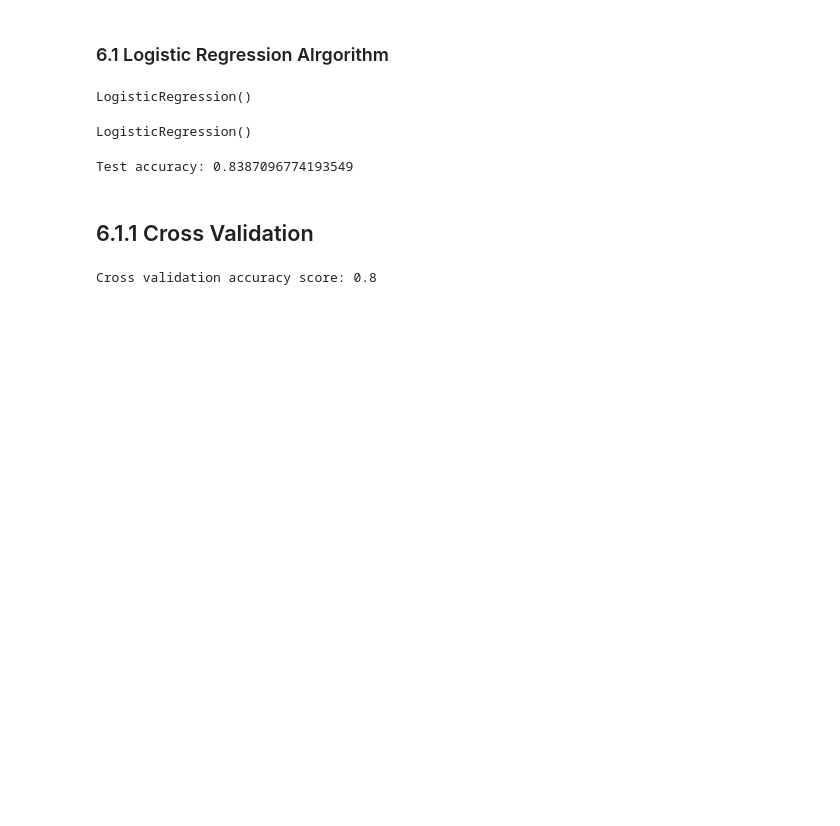
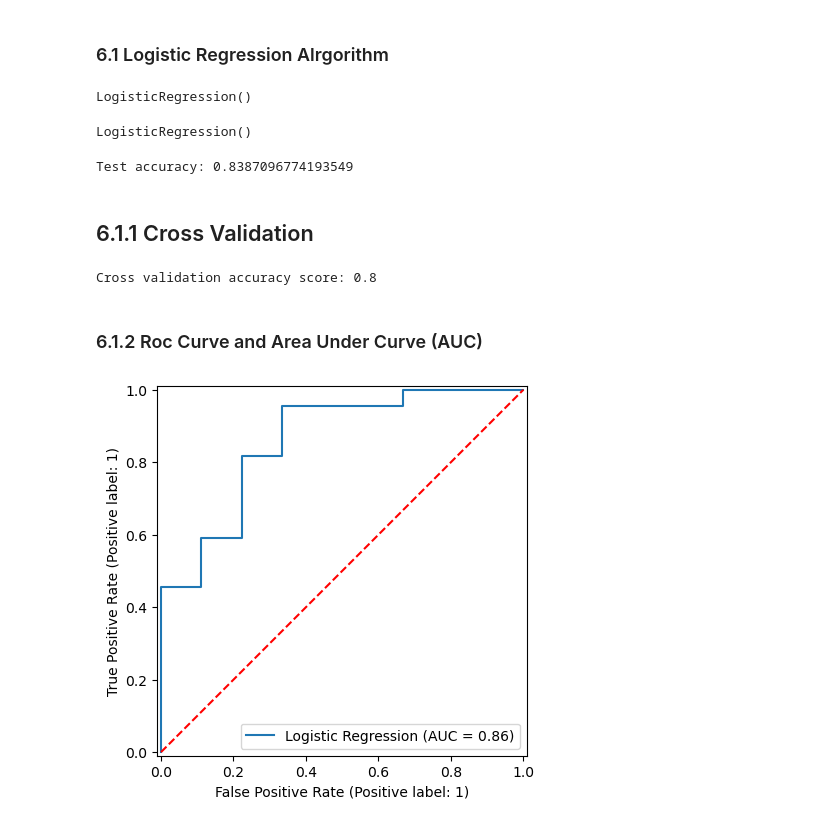
Before and after one commit to quangminh206lnh-collab/Practice_heart_prediction_attack-, a Jupyter notebook: heart_attack_prediction.ipynb, the cells around one changed output. Drawn from its saved outputs; the diff is of its cells as text; code cells hidden in the pictures; blank space fills up the shorter version.

Commit message:
V28_ Roc Curve and Area Under Curve (AUC)

```diff
--- a/heart_attack_prediction.ipynb
+++ b/heart_attack_prediction.ipynb
@@ -1122,3 +1122,5 @@ scores = cross_val_score(log_reg, x_test, y_test, cv = 10)
 print(f"Cross validation accuracy score: {scores.mean()}")
 # %% [output]
 Cross validation accuracy score: 0.8
+# %% [markdown]
+### 6.1.2  Roc Curve and Area Under Curve (AUC)
@@ -1124,0 +1129,7 @@ Cross validation accuracy score: 0.8
+# %%
+RocCurveDisplay.from_estimator(log_reg, x_test, y_test, name="Logistic Regression")
+
+plt.plot([0, 1], [0, 1], "r--")
+plt.show()
+# %% [output]
+[figure, added]
```
Also changed, not shown: parts of 1 cell of this notebook.
